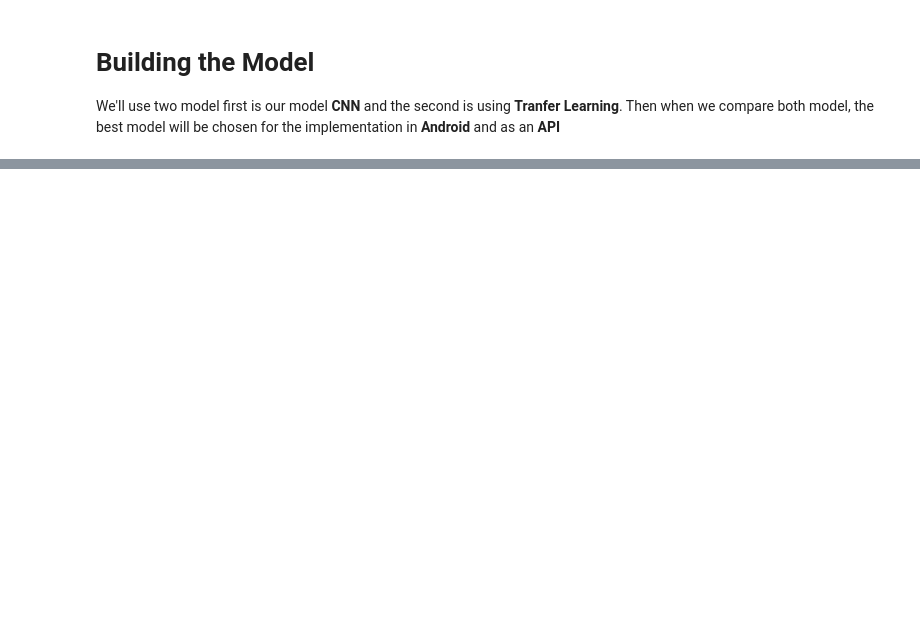
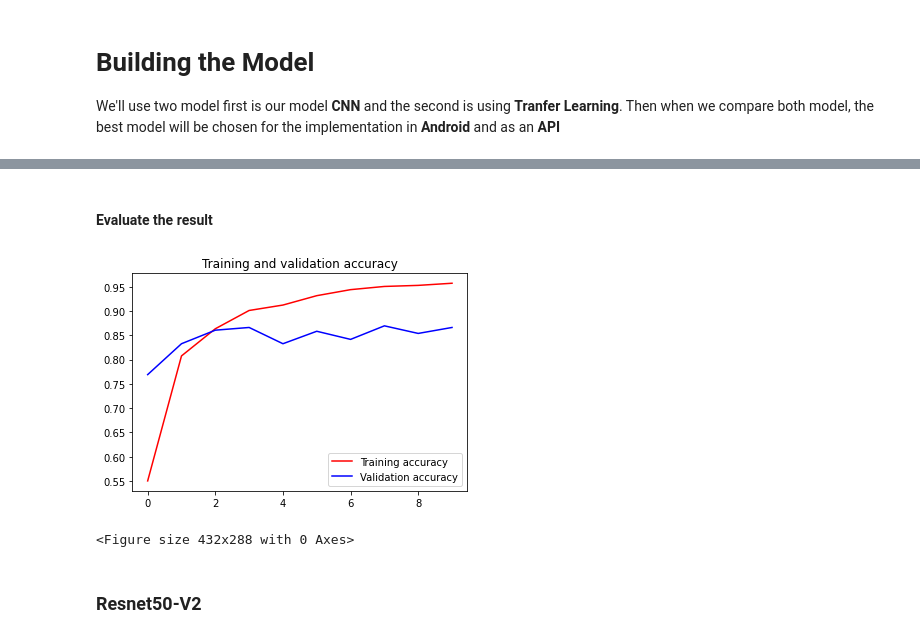
Before and after one commit to MuhamadAzizi/Best-websites-a-programmer-should-visit, a Jupyter notebook: Your_Pet_Care.ipynb, the cells around one changed output, grey strips where cells are left out. Cells and saved outputs as stored; diff of their text form; code cells hidden in the pictures; blank space fills up the shorter version.

Commit message:
Update code in save model

```diff
--- a/Your_Pet_Care.ipynb
+++ b/Your_Pet_Care.ipynb
@@ -126,0 +258,4 @@ We'll use two model first is our model **CNN** and the second is using **Tranfer
+# %%
+last_layer = pre_trained_model.get_layer('mixed7')
+print('last layer output shape: ', last_layer.output_shape)
+last_output = last_layer.output
@@ -126,0 +264,21 @@ We'll use two model first is our model **CNN** and the second is using **Tranfer
+# %%
+from tensorflow.keras import Model
+
+x = layers.Flatten()(last_output)
+x = layers.Dense(1024, activation='relu')(x)
+x = layers.Dropout(0.2)(x)
+x = layers.Dense(num_classes, activation='softmax')(x)
+
+model = Model(pre_trained_model.input, x)
+# %%
+model.compile(optimizer=RMSprop(learning_rate=0.0001),
+              loss='categorical_crossentropy',
+              metrics=['accuracy'])
+# %%
+inception_history = model.fit(
+            train_generator,
+            validation_data=test_generator,
+            steps_per_epoch=steps_per_epoch,
+            epochs=10,
+            validation_steps=validation_steps,
+            verbose=1)
@@ -126,0 +306,24 @@ We'll use two model first is our model **CNN** and the second is using **Tranfer
+# %% [markdown]
+#### Evaluate the result
+# %%
+import matplotlib.pyplot as plt
+
+acc = inception_history.history['accuracy']
+val_acc = inception_history.history['val_accuracy']
+loss = inception_history.history['loss']
+val_loss = inception_history.history['val_loss']
+
+epochs = range(len(acc))
+
+plt.plot(epochs, acc, 'r', label='Training accuracy')
+plt.plot(epochs, val_acc, 'b', label='Validation accuracy')
+plt.title('Training and validation accuracy')
+plt.legend(loc=0)
+plt.figure()
+
+plt.show()
+# %% [output]
+[figure, added]
+<Figure size 432x288 with 0 Axes>
+# %% [markdown]
+### Resnet50-V2
```
Also changed, not shown: parts of 29 cells of this notebook.
